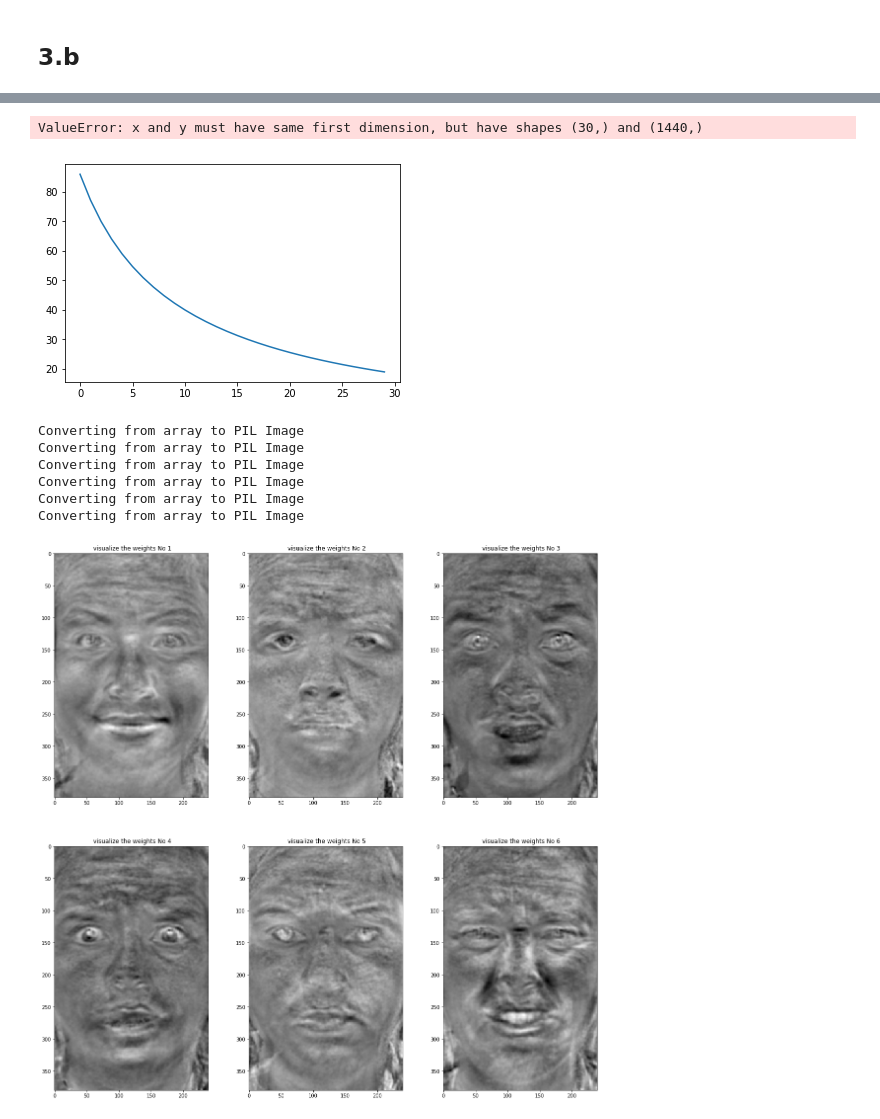
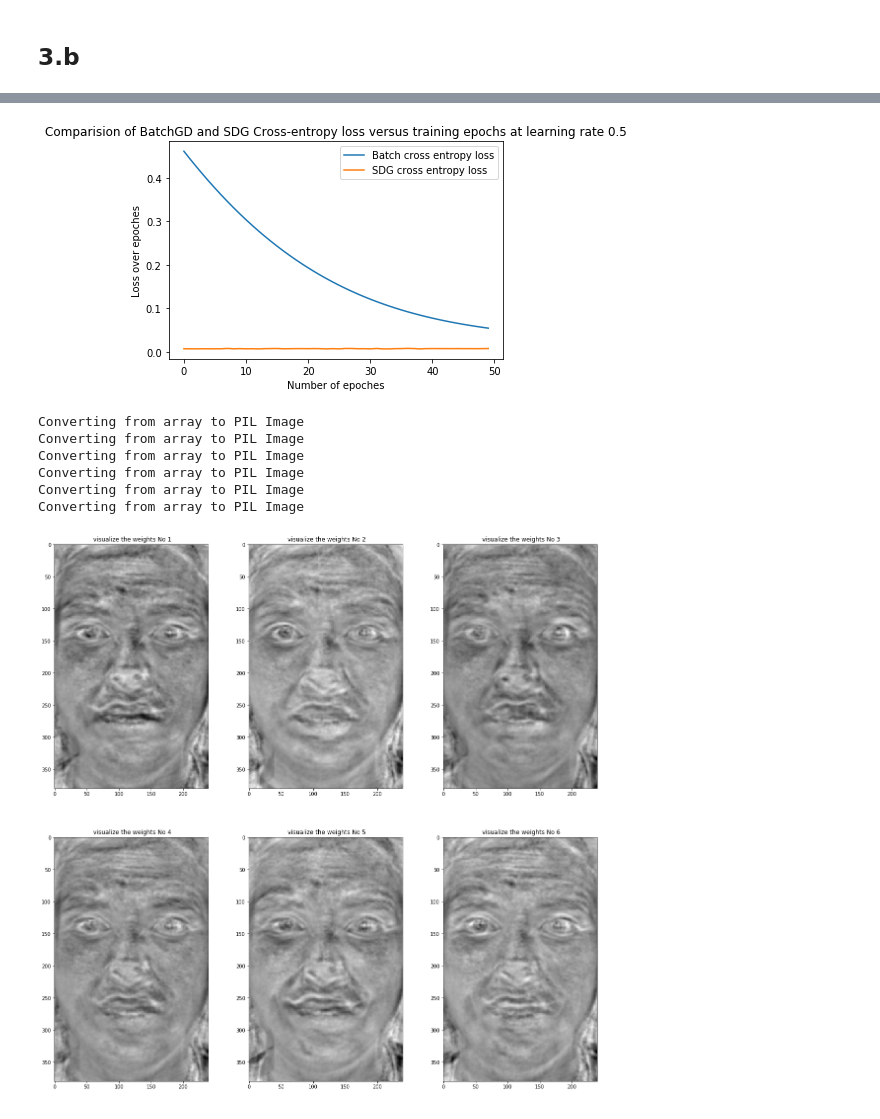
Before and after one commit to zyp5511/CSE253, a Jupyter notebook: hw1_2_1.ipynb, the cells around one changed output, grey strips where cells are left out. Cells and saved outputs as stored; diff of their text form; code cells hidden in the pictures.

```diff
--- a/hw1_2_1.ipynb
+++ b/hw1_2_1.ipynb
@@ -1059,18 +1073,17 @@ array([0.29862658, 0.29724319, 0.29586442, 0.29449031, 0.29312085,
 # %%
 import matplotlib.pyplot as plt
-epoch = list(range(30))
+epoch = list(range(50))
 plt.plot(epoch, loss_batch, label = 'Batch cross entropy loss')
 plt.plot(epoch, loss_sdg, label = 'SDG cross entropy loss')
-plt.title('Comparision of BatchGD and SDG Cross-entropy loss versus training epochs at learning rate ' + str(lrlist[i]))
+plt.title('Comparision of BatchGD and SDG Cross-entropy loss versus training epochs at learning rate 0.5')
 plt.xlabel('Number of epoches')
 plt.ylabel('Loss over epoches')
 plt.legend(bbox_to_anchor=(1, 1), loc='upper right', ncol=1)
 plt.show()
 # %% [output]
-ValueError: x and y must have same first dimension, but have shapes (30,) and (1440,)
-[figure, old version]
+[figure, new version]
 # %%
-weight_face = np.matmul(weight.T,evect)
+weight_face = np.matmul(weight_sm.T,evect)
 pic = np.reshape(weight_face,[6,380,-1])
 columns = 3
 rows = 2
@@ -1087,4 +1100,4 @@ Converting from array to PIL Image
 Converting from array to PIL Image
 Converting from array to PIL Image
 Converting from array to PIL Image
-[figure, old version]
+[figure, new version]
```
Also changed, not shown: parts of 41 cells of this notebook.
